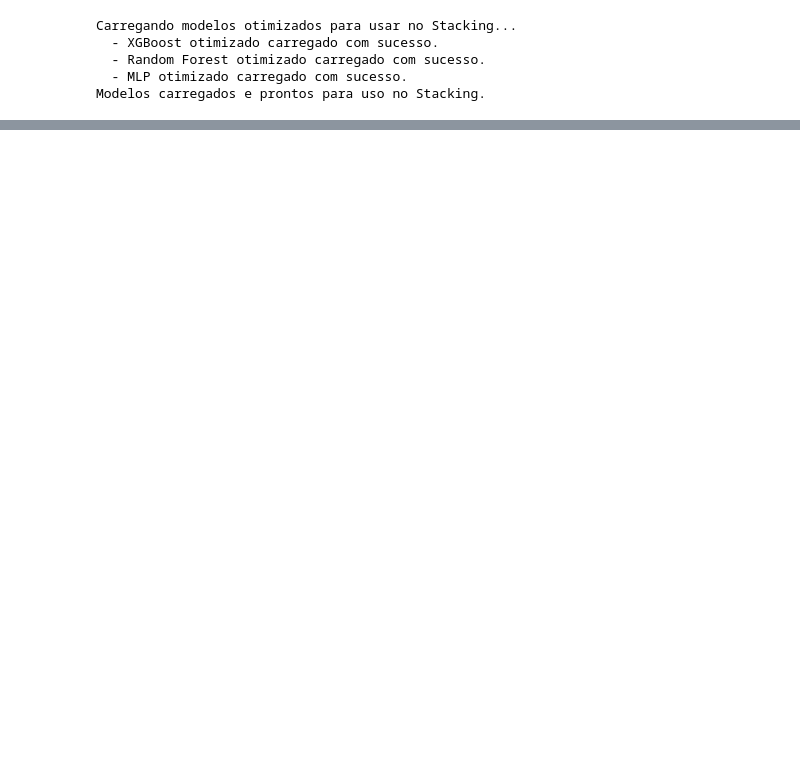
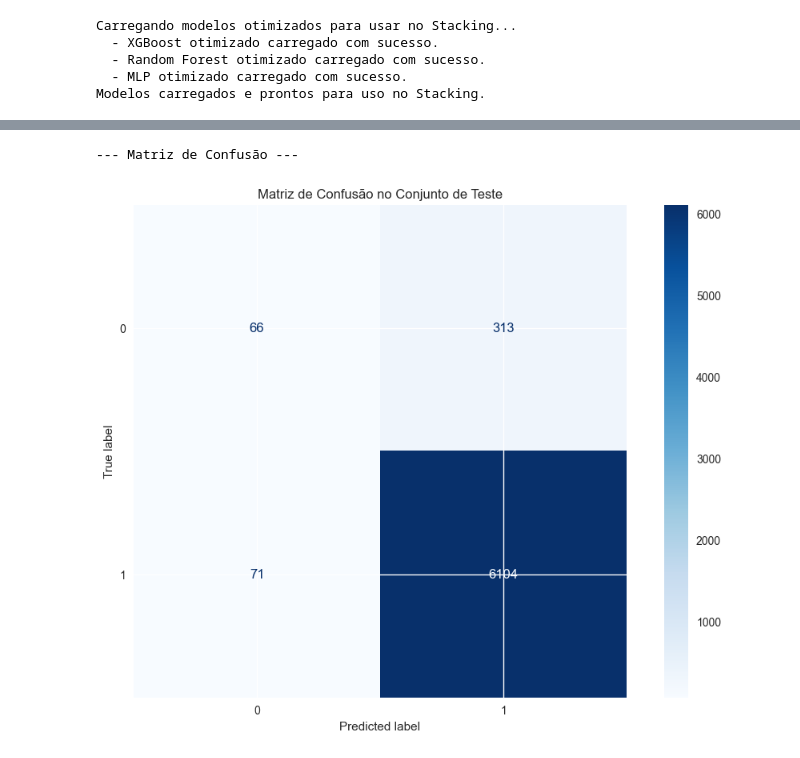
Before and after one commit to Eduardocin/employee-access-predictor, a Jupyter notebook: projeto_models.ipynb, the cells around one changed output, grey strips where cells are left out. Drawn from its saved outputs; the diff is of its cells as text; code cells hidden in the pictures; blank space fills up the shorter version.

```diff
--- a/projeto_models.ipynb
+++ b/projeto_models.ipynb
@@ -1304,12 +1254,19 @@ model_names_fase2 = ["MLP", "XGBoost", "LightGBM"]
 
 print("Carregando modelos otimizados da Fase 2...")
 for name in model_names_fase2:
-    # Carrega o arquivo .pkl salvo na etapa de otimização
     try:
         best_models_fase2[name] = joblib.load(f'modelos/{name}_otimizado.pkl')
         print(f"  - Modelo '{name}' carregado com sucesso.")
     except FileNotFoundError:
         print(f"  - AVISO: Modelo '{name}_otimizado.pkl' não encontrado.")
+
+# Inclui o comitê de MLPs (Voting)
+best_models_fase2["Comitê MLPs (Voting)"] = joblib.load('modelos/comite_mlp_final.pkl')
+print("  - Comitê MLPs (Voting) carregado com sucesso.")
+
+# Inclui o Stacking model
+best_models_fase2["Stacking"] = joblib.load('modelos/stacking_model_otimizado.pkl')
+print("  - Stacking model carregado com sucesso.")
 # %% [output]
 Carregando modelos otimizados da Fase 2...
   - Modelo 'MLP' carregado com sucesso.
@@ -1491,0 +1309,19 @@ print(f"Melhores Parâmetros: {all_results_stacking['Stacking']['overall_best_pa
+# %%
+print("\nAvaliando o modelo Stacking otimizado no conjunto de teste...")
+
+# Carrega o modelo Stacking otimizado
+# Cria o StackingClassifier usando os modelos otimizados já carregados
+stacking_model = StackingClassifier(
+    estimators=[
+        ('xgb', xgb_otimizado),
+        ('rf', rf_otimizado),
+        ('mlp', mlp_otimizado)
+    ],
+    final_estimator=RandomForestClassifier(random_state=42),
+    cv=cv_strategy,
+    n_jobs=-1
+)
+
+# Treina o stacking no conjunto de treino limpo
+final_model = stacking_model.fit(X_train_clean, y_train)
+joblib.dump(final_model, 'modelos/stacking_model_otimizado.pkl')
@@ -1491,0 +1459,15 @@ print(f"Melhores Parâmetros: {all_results_stacking['Stacking']['overall_best_pa
+# %%
+# Faz as previsões
+y_pred_test = final_model.predict(X_test_clean)
+
+
+# Gera e exibe a Matriz de Confusão
+print("--- Matriz de Confusão ---")
+cm = confusion_matrix(y_test, y_pred_test)
+disp = ConfusionMatrixDisplay(confusion_matrix=cm, display_labels=final_model.classes_)
+disp.plot(cmap='Blues', values_format='d')
+plt.title('Matriz de Confusão no Conjunto de Teste')
+plt.show()
+# %% [output]
+--- Matriz de Confusão ---
+[figure, added]
```
Also changed, not shown: parts of 23 cells of this notebook, 2 other files.
